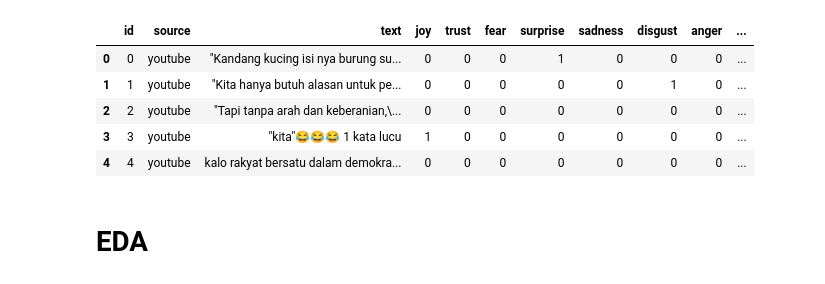
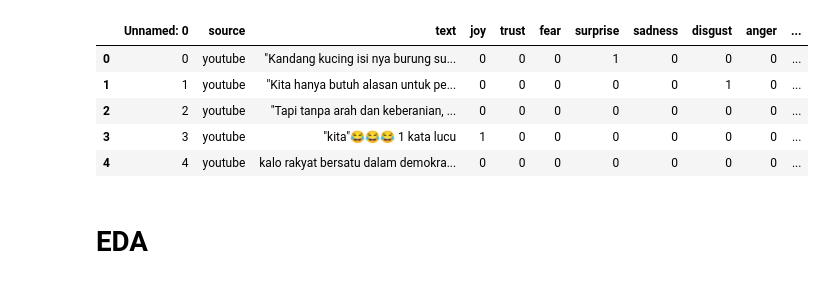
Before and after one commit to gikirima/TEA-emoji, a Jupyter notebook: TEA_newDataset_EDA.ipynb, the cells around one changed output. Cells and saved outputs as stored; diff of their text form; code cells hidden in the pictures.

```diff
--- a/TEA_newDataset_EDA.ipynb
+++ b/TEA_newDataset_EDA.ipynb
@@ -3,13 +3,13 @@
 # %%
 import pandas as pd
 
-df = pd.read_csv('/Users/fz/Documents/TEA-emoji/Dataset/dataset_combined.csv')
+df = pd.read_csv('Dataset/dataset_emoji_only.csv')
 df.head()
 # %% [output]
-|  | id | source | text | joy | trust | fear | surprise | sadness | disgust | anger | ... |
+|  | Unnamed: 0 | source | text | joy | trust | fear | surprise | sadness | disgust | anger | ... |
 | 0 | 0 | youtube | "Kandang kucing isi nya burung su... | 0 | 0 | 0 | 1 | 0 | 0 | 0 | ... |
 | 1 | 1 | youtube | "Kita hanya butuh alasan untuk pe... | 0 | 0 | 0 | 0 | 0 | 1 | 0 | ... |
-| 2 | 2 | youtube | "Tapi tanpa arah dan keberanian,\... | 0 | 0 | 0 | 0 | 0 | 0 | 0 | ... |
+| 2 | 2 | youtube | "Tapi tanpa arah dan keberanian, ... | 0 | 0 | 0 | 0 | 0 | 0 | 0 | ... |
 | 3 | 3 | youtube | "kita"😂😂😂 1 kata lucu | 1 | 0 | 0 | 0 | 0 | 0 | 0 | ... |
 | 4 | 4 | youtube | kalo rakyat bersatu dalam demokra... | 0 | 0 | 0 | 0 | 0 | 0 | 0 | ... |
 # %% [markdown]
```
Also changed, not shown: parts of 3 cells of this notebook, 1 other file.
